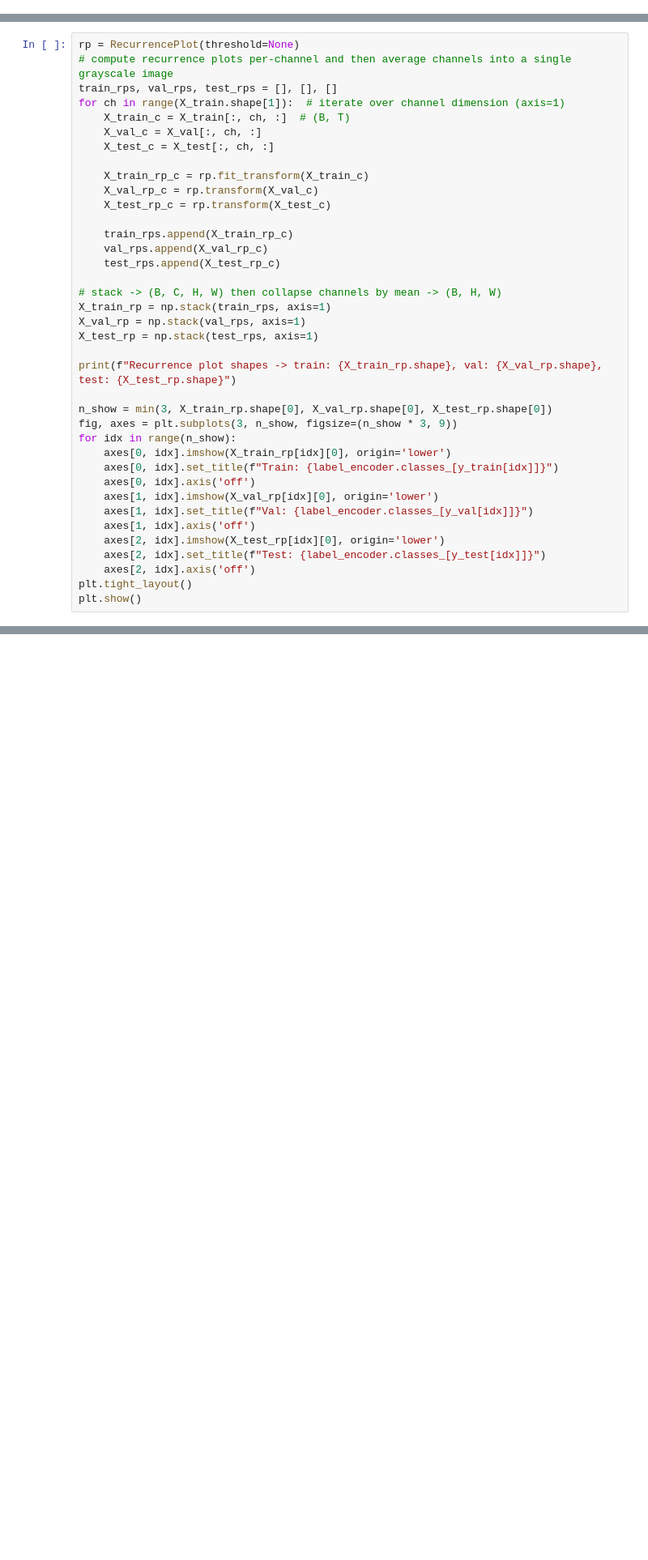
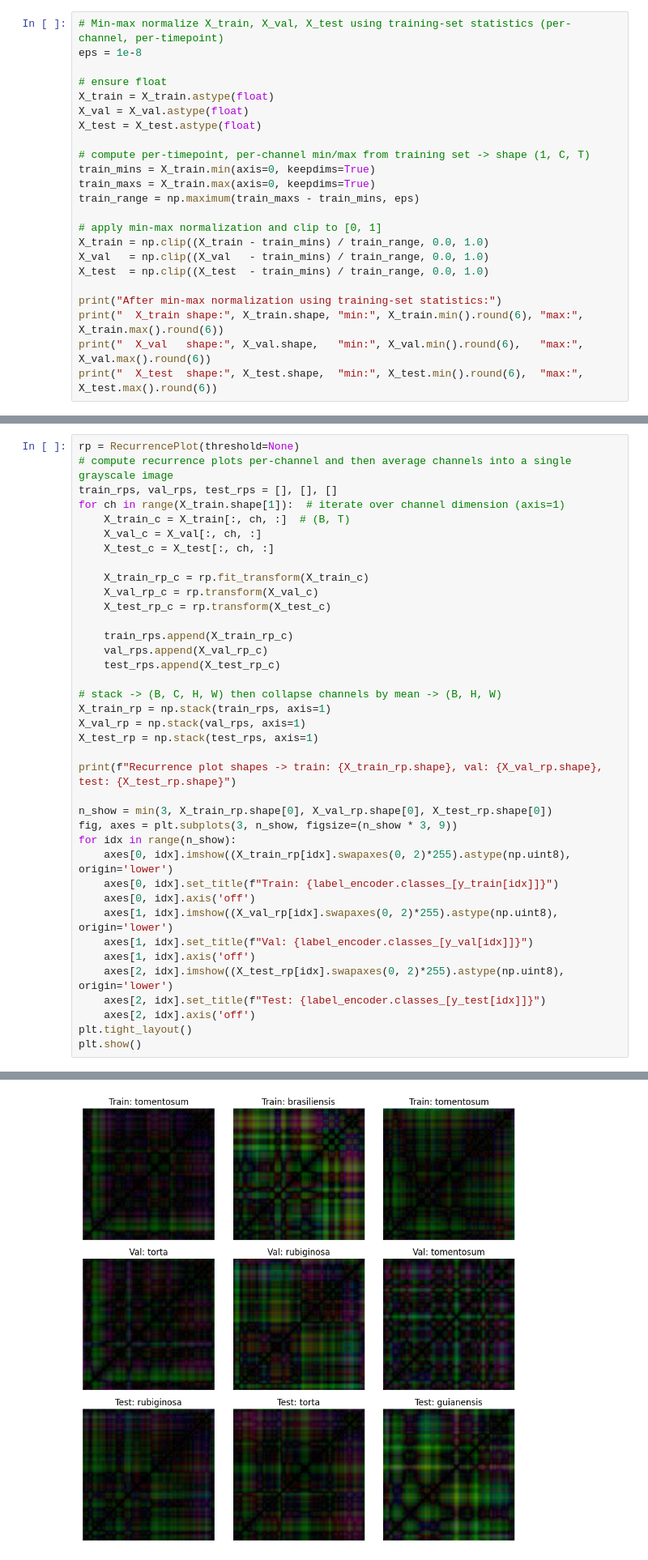
Before and after one commit to lstival/trained_models_wur_ml, a Jupyter notebook: Hands_On/Pratical_Transfer_Learning_Image_Processing.ipynb, the cells around one changed output, grey strips where cells are left out. Shown at 81% size. Saved outputs shown, nothing was run; the diff lists cells and outputs as text; blank space fills up the shorter version.

```diff
--- a/Hands_On/Pratical_Transfer_Learning_Image_Processing.ipynb
+++ b/Hands_On/Pratical_Transfer_Learning_Image_Processing.ipynb
@@ -285,0 +333,23 @@ print(f"Train/Val/Test shapes: {X_train.shape}, {X_val.shape}, {X_test.shape}")
+# %%
+# Min-max normalize X_train, X_val, X_test using training-set statistics (per-channel, per-timepoint)
+eps = 1e-8
+
+# ensure float
+X_train = X_train.astype(float)
+X_val = X_val.astype(float)
+X_test = X_test.astype(float)
+
+# compute per-timepoint, per-channel min/max from training set -> shape (1, C, T)
+train_mins = X_train.min(axis=0, keepdims=True)
+train_maxs = X_train.max(axis=0, keepdims=True)
+train_range = np.maximum(train_maxs - train_mins, eps)
+
+# apply min-max normalization and clip to [0, 1]
+X_train = np.clip((X_train - train_mins) / train_range, 0.0, 1.0)
+X_val   = np.clip((X_val   - train_mins) / train_range, 0.0, 1.0)
+X_test  = np.clip((X_test  - train_mins) / train_range, 0.0, 1.0)
+
+print("After min-max normalization using training-set statistics:")
+print("  X_train shape:", X_train.shape, "min:", X_train.min().round(6), "max:", X_train.max().round(6))
+print("  X_val   shape:", X_val.shape,   "min:", X_val.min().round(6),   "max:", X_val.max().round(6))
+print("  X_test  shape:", X_test.shape,  "min:", X_test.min().round(6),  "max:", X_test.max().round(6))
@@ -355,14 +432,15 @@ print(f"Recurrence plot shapes -> train: {X_train_rp.shape}, val: {X_val_rp.shap
 n_show = min(3, X_train_rp.shape[0], X_val_rp.shape[0], X_test_rp.shape[0])
 fig, axes = plt.subplots(3, n_show, figsize=(n_show * 3, 9))
 for idx in range(n_show):
-    axes[0, idx].imshow(X_train_rp[idx][0], origin='lower')
+    axes[0, idx].imshow((X_train_rp[idx].swapaxes(0, 2)*255).astype(np.uint8), origin='lower')
     axes[0, idx].set_title(f"Train: {label_encoder.classes_[y_train[idx]]}")
     axes[0, idx].axis('off')
-    axes[1, idx].imshow(X_val_rp[idx][0], origin='lower')
+    axes[1, idx].imshow((X_val_rp[idx].swapaxes(0, 2)*255).astype(np.uint8), origin='lower')
     axes[1, idx].set_title(f"Val: {label_encoder.classes_[y_val[idx]]}")
     axes[1, idx].axis('off')
-    axes[2, idx].imshow(X_test_rp[idx][0], origin='lower')
+    axes[2, idx].imshow((X_test_rp[idx].swapaxes(0, 2)*255).astype(np.uint8), origin='lower')
     axes[2, idx].set_title(f"Test: {label_encoder.classes_[y_test[idx]]}")
     axes[2, idx].axis('off')
 plt.tight_layout()
 plt.show()
+# %% [output]
@@ -369,3 +448,4 @@ plt.show()
+[figure, added]
 # %% [markdown]
 ## Torch Dataset
 Create a custom PyTorch dataset to load the recurrence plot images and their corresponding labels. This dataset will be used to feed data into the model during training and evaluation.
```
Also changed, not shown: parts of 20 cells of this notebook.
